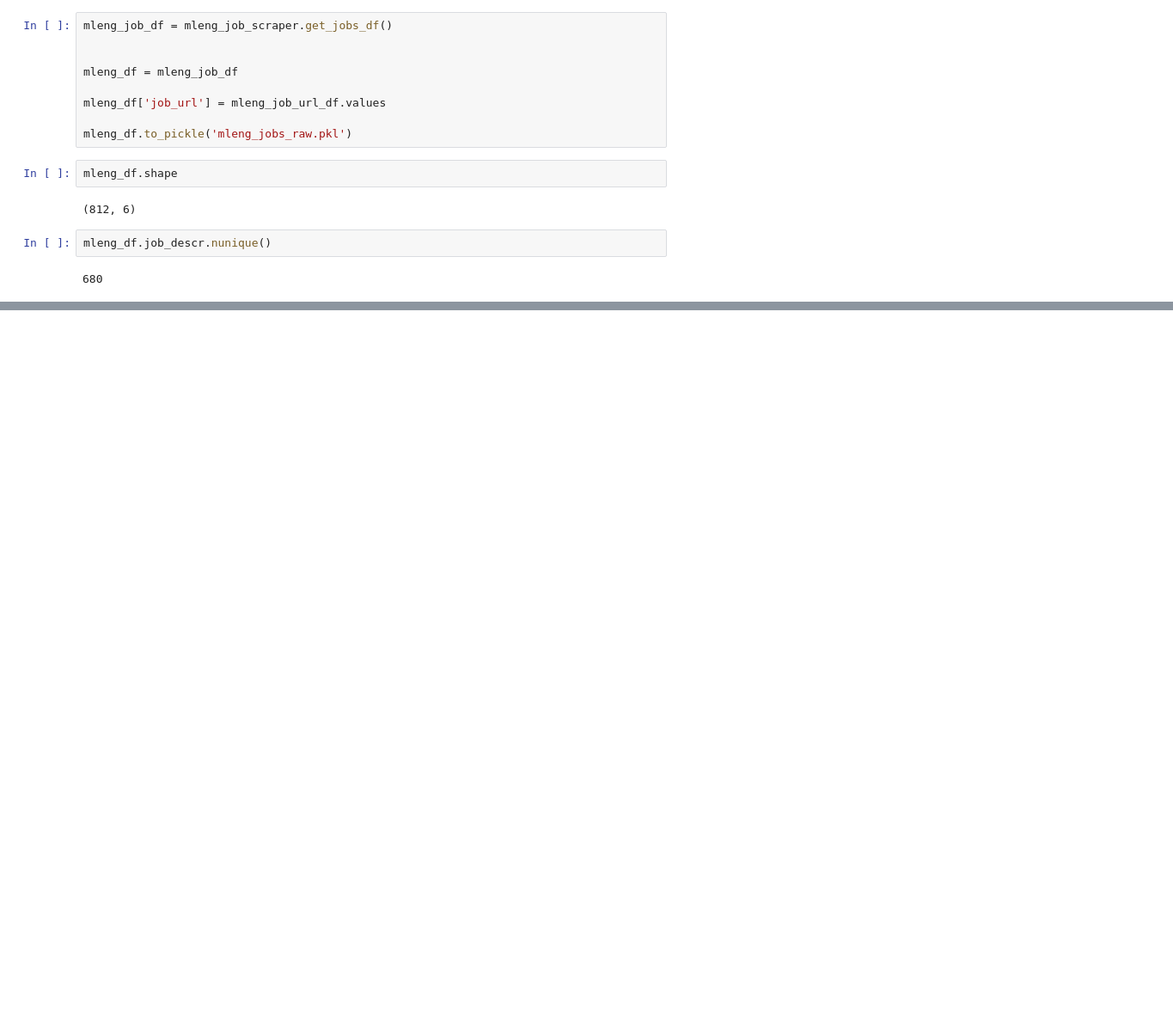
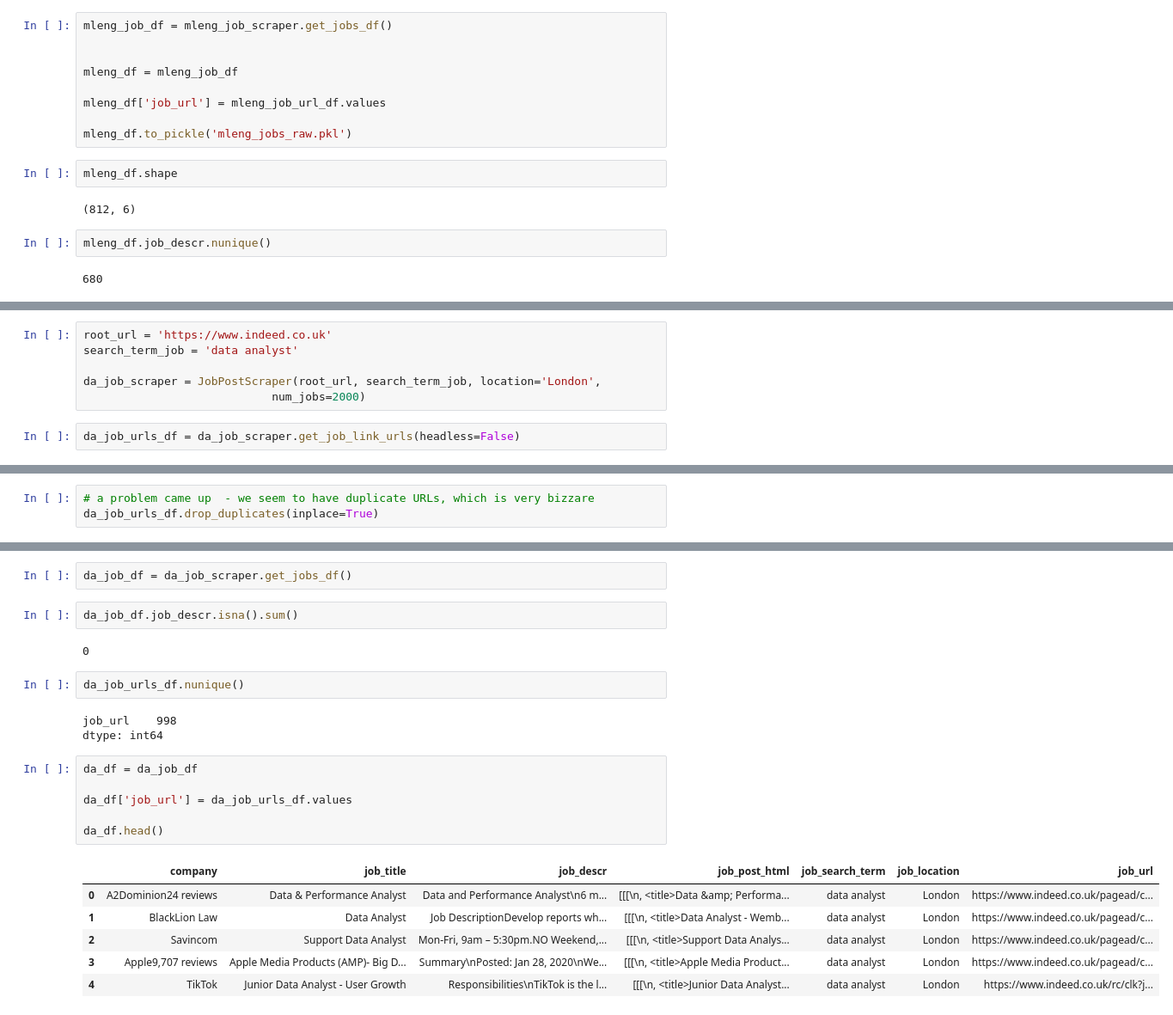
Before and after one commit to Ioana-P/MLEng_vs_DScientist_analysis, a Jupyter notebook: 4a_data_extraction_and_cleaning.ipynb, the cells around one changed output, grey strips where cells are left out. Shown at 86% size. Cells and saved outputs as stored; diff of their text form; blank space fills up the shorter version.

```diff
--- a/4a_data_extraction_and_cleaning.ipynb
+++ b/4a_data_extraction_and_cleaning.ipynb
@@ -703,0 +682,8 @@ Now that we have a list of strings, we can check the length, the size of string
+# %%
+root_url = 'https://www.indeed.co.uk'
+search_term_job = 'data analyst'
+
+da_job_scraper = JobPostScraper(root_url, search_term_job, location='London',
+                            num_jobs=2000)
+# %%
+da_job_urls_df = da_job_scraper.get_job_link_urls(headless=False)
@@ -703,0 +713,3 @@ Now that we have a list of strings, we can check the length, the size of string
+# %%
+# a problem came up  - we seem to have duplicate URLs, which is very bizzare
+da_job_urls_df.drop_duplicates(inplace=True)
@@ -703,0 +751,24 @@ Now that we have a list of strings, we can check the length, the size of string
+# %%
+da_job_df = da_job_scraper.get_jobs_df()
+# %%
+da_job_df.job_descr.isna().sum()
+# %% [output]
+0
+# %%
+da_job_urls_df.nunique()
+# %% [output]
+job_url    998
+dtype: int64
+# %%
+da_df = da_job_df
+
+da_df['job_url'] = da_job_urls_df.values
+
+da_df.head()
+# %% [output]
+|  | company | job_title | job_descr | job_post_html | job_search_term | job_location | job_url |
+| 0 | A2Dominion24 reviews | Data & Performance Analyst | Data and Performance Analyst\n6 m... | [[[\n, <title>Data &amp; Performa... | data analyst | London | https://www.indeed.co.uk/pagead/c... |
+| 1 | BlackLion Law | Data Analyst | Job DescriptionDevelop reports wh... | [[[\n, <title>Data Analyst - Wemb... | data analyst | London | https://www.indeed.co.uk/pagead/c... |
+| 2 | Savincom | Support Data Analyst | Mon-Fri, 9am – 5:30pm.NO Weekend,... | [[[\n, <title>Support Data Analys... | data analyst | London | https://www.indeed.co.uk/pagead/c... |
+| 3 | Apple9,707 reviews | Apple Media Products (AMP)- Big D... | Summary\nPosted: Jan 28, 2020\nWe... | [[[\n, <title>Apple Media Product... | data analyst | London | https://www.indeed.co.uk/pagead/c... |
+| 4 | TikTok | Junior Data Analyst - User Growth | Responsibilities\nTikTok is the l... | [[[\n, <title>Junior Data Analyst... | data analyst | London | https://www.indeed.co.uk/rc/clk?j... |
```
Also changed, not shown: parts of 18 cells of this notebook, 1 other file.
